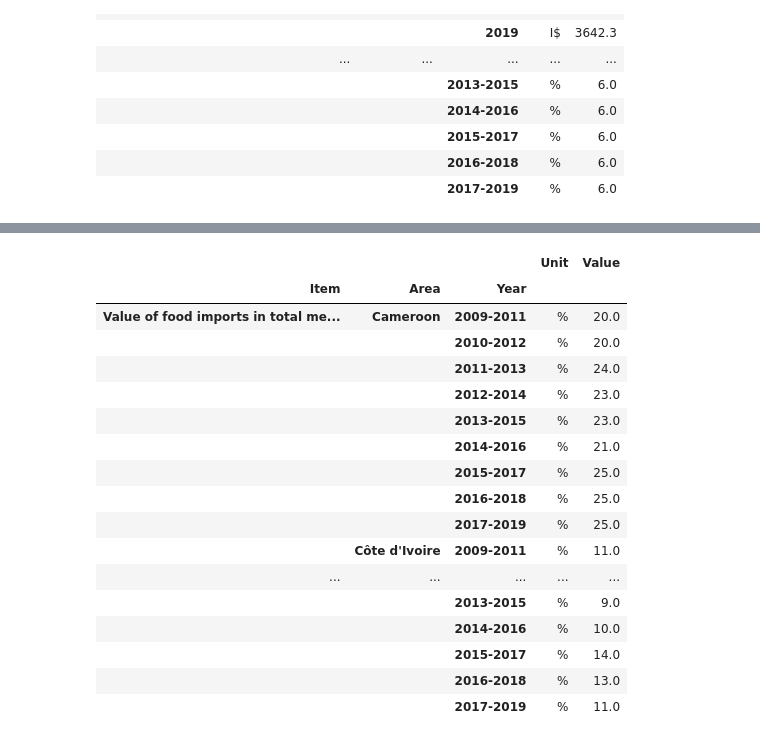
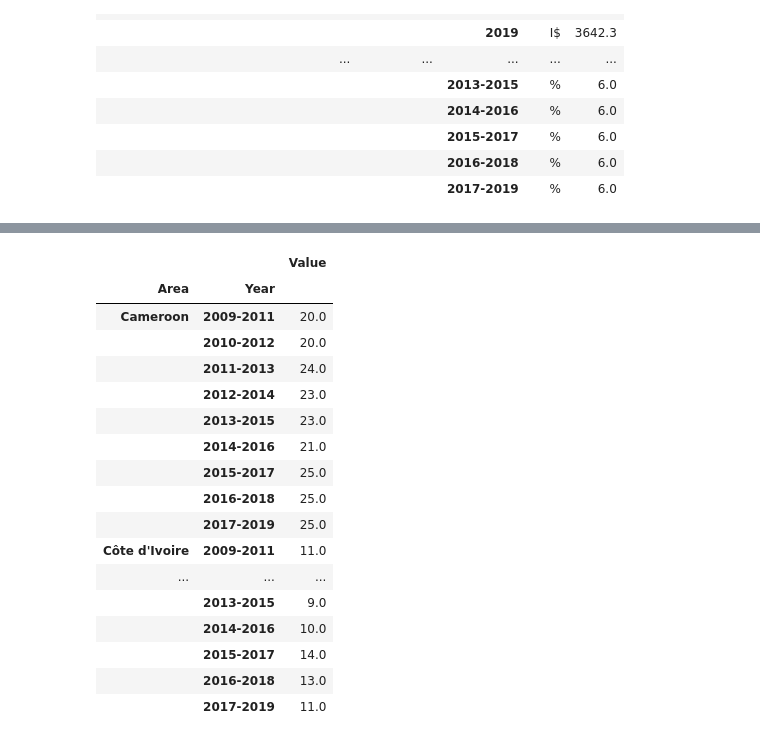
Before and after one commit to pekfrjufrirf12/project1_group3, a Jupyter notebook: Project Data/economic_data.ipynb, the cells around one changed output, grey strips where cells are left out. Cells and saved outputs as stored; diff of their text form; code cells hidden in the pictures.

```diff
--- a/Project Data/economic_data.ipynb
+++ b/Project Data/economic_data.ipynb
@@ -74,21 +76,23 @@ gdp_df
 # %%
+food_import_value_df = food_import_value_df.droplevel(level=0)
+food_import_value_df = food_import_value_df.drop(columns='Unit')
 food_import_value_df
 # %% [output]
-|  |  |  | Unit | Value |
-| Item | Area | Year |  |  |
-| Value of food imports in total me... | Cameroon | 2009-2011 | % | 20.0 |
-|  |  | 2010-2012 | % | 20.0 |
-|  |  | 2011-2013 | % | 24.0 |
-|  |  | 2012-2014 | % | 23.0 |
-|  |  | 2013-2015 | % | 23.0 |
-|  |  | 2014-2016 | % | 21.0 |
-|  |  | 2015-2017 | % | 25.0 |
-|  |  | 2016-2018 | % | 25.0 |
-|  |  | 2017-2019 | % | 25.0 |
-|  | Côte d'Ivoire | 2009-2011 | % | 11.0 |
-| ... | ... | ... | ... | ... |
-|  |  | 2013-2015 | % | 9.0 |
-|  |  | 2014-2016 | % | 10.0 |
-|  |  | 2015-2017 | % | 14.0 |
-|  |  | 2016-2018 | % | 13.0 |
-|  |  | 2017-2019 | % | 11.0 |
+|  |  | Value |
+| Area | Year |  |
+| Cameroon | 2009-2011 | 20.0 |
+|  | 2010-2012 | 20.0 |
+|  | 2011-2013 | 24.0 |
+|  | 2012-2014 | 23.0 |
+|  | 2013-2015 | 23.0 |
+|  | 2014-2016 | 21.0 |
+|  | 2015-2017 | 25.0 |
+|  | 2016-2018 | 25.0 |
+|  | 2017-2019 | 25.0 |
+| Côte d'Ivoire | 2009-2011 | 11.0 |
+| ... | ... | ... |
+|  | 2013-2015 | 9.0 |
+|  | 2014-2016 | 10.0 |
+|  | 2015-2017 | 14.0 |
+|  | 2016-2018 | 13.0 |
+|  | 2017-2019 | 11.0 |
```
Also changed, not shown: parts of 3 cells of this notebook, 5 other files.
